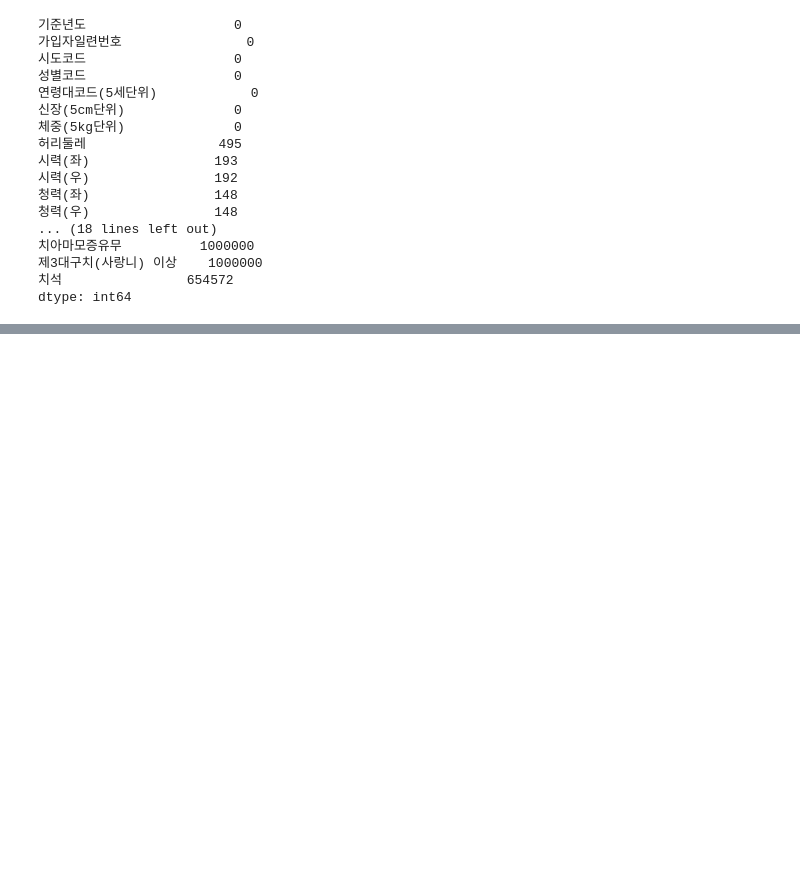
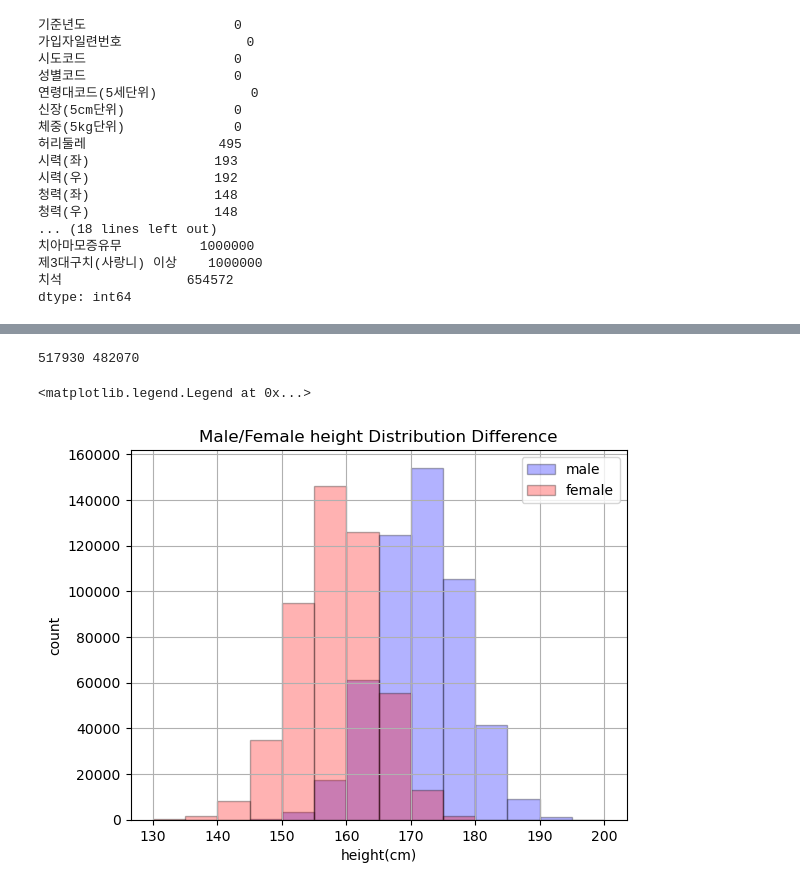
Before and after one commit to J1N462/DataScience_py, a Jupyter notebook: lab12_pandas_health.ipynb, the cells around one changed output, grey strips where cells are left out. Cells and saved outputs as stored; diff of their text form; code cells hidden in the pictures; blank space fills up the shorter version.

```diff
--- a/lab12_pandas_health.ipynb
+++ b/lab12_pandas_health.ipynb
@@ -64,0 +110,19 @@ df['신장(5cm단위)'].hist(bins= 14, edgecolor= 'k')
+# %%
+# Lab : histogram for male and female separately
+
+df_male = df[df['성별코드']==1] #boolean indexing
+df_female = df[df['성별코드']==2] #boolean indexing
+
+rty
+print(len(df_male), len(df_female))
+
+fig, ax =plt.subplots()
+df_male['신장(5cm단위)'].hist(bins = x_bins, ax = ax, color = 'blue', alpha = 0.3, edgecolor = 'k',label = 'male')
+df_female['신장(5cm단위)'].hist(bins = x_bins, ax = ax, color = 'red', alpha = 0.3, edgecolor = 'k',label = 'female')
+ax.set(xlabel='height(cm)', ylabel='count')
+ax.set_title('Male/Female height Distribution Difference')
+ax.legend()
+# %% [output]
+517930 482070
+<matplotlib.legend.Legend at 0x...>
+[figure, added]
```
Also changed, not shown: parts of 6 cells of this notebook, 3 other files.
